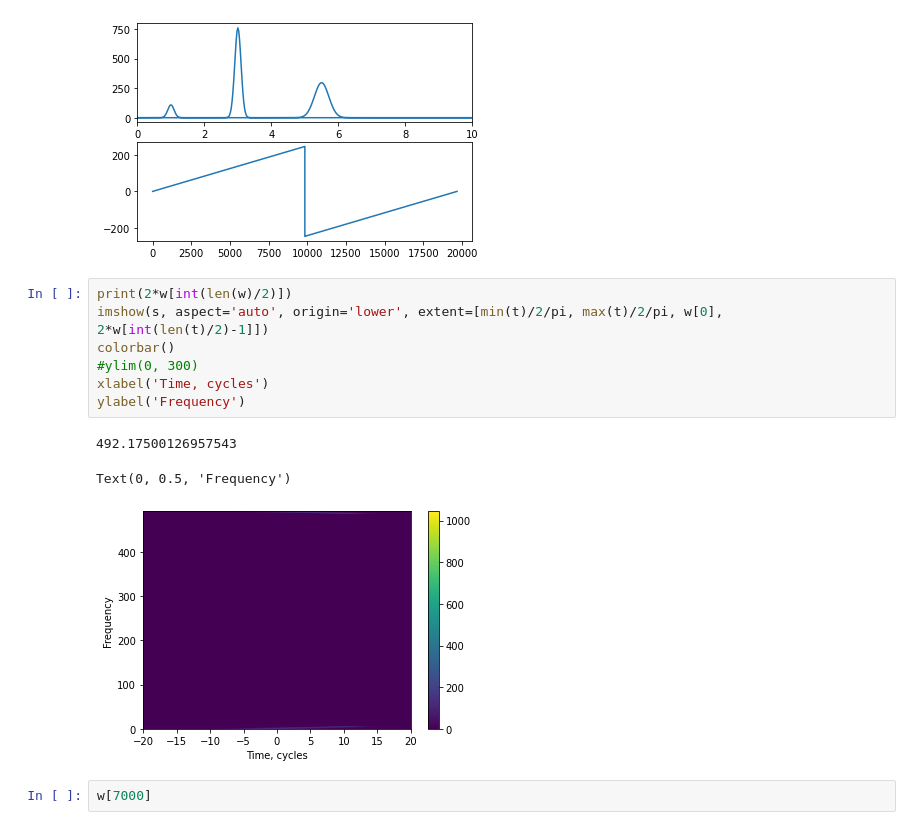
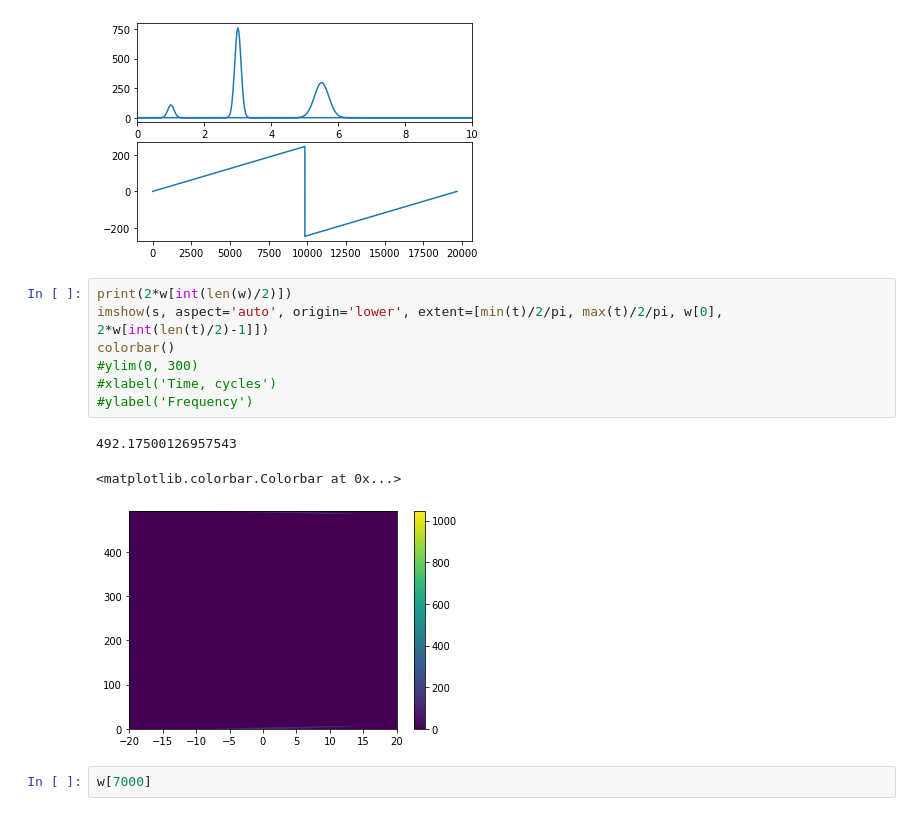
Before and after one commit to AnnyshkaF/High-Performance-Lab, a Jupyter notebook: task_4.ipynb, the cells around one changed output. Cells and saved outputs as stored; diff of their text form.

```diff
--- a/task_4.ipynb
+++ b/task_4.ipynb
@@ -110,14 +110,14 @@ len(w)
 # %%
 print(2*w[int(len(w)/2)])
 imshow(s, aspect='auto', origin='lower', extent=[min(t)/2/pi, max(t)/2/pi, w[0], 2*w[int(len(t)/2)-1]])
 colorbar()
 #ylim(0, 300)
-xlabel('Time, cycles')
-ylabel('Frequency')
+#xlabel('Time, cycles')
+#ylabel('Frequency')
 # %% [output]
 492.17500126957543
-Text(0, 0.5, 'Frequency')
+<matplotlib.colorbar.Colorbar at 0x...>
-[figure, old version]
+[figure, new version]
 # %%
 w[7000]
 # %% [output]
```
Also changed, not shown: parts of 1 cell of this notebook.
